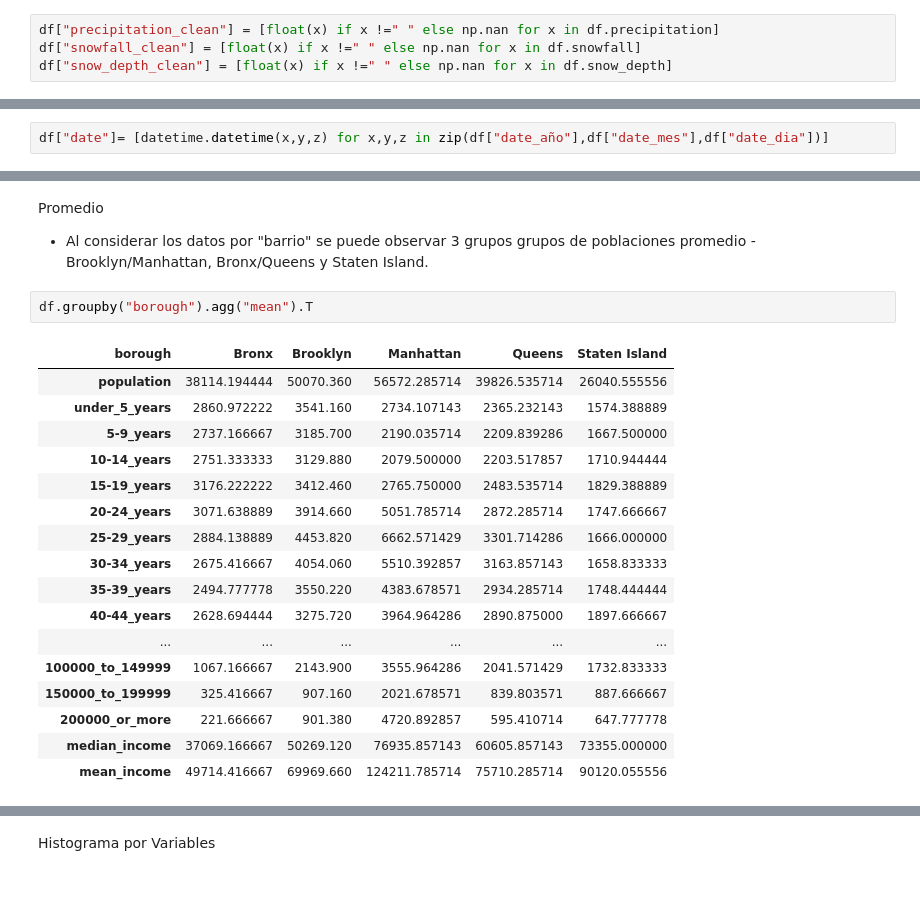
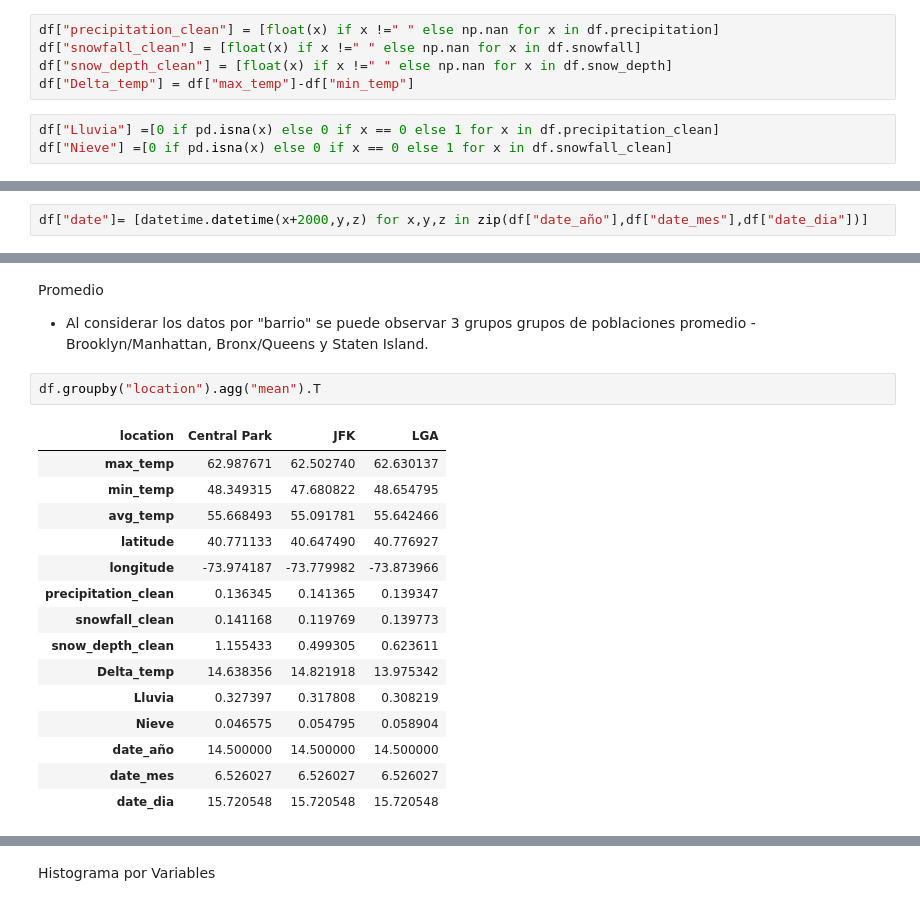
Before and after one commit to ingkilo/Bogota_2_Journal, a Jupyter notebook: Datathon/EDA Notebooks/EDA Weather.ipynb, the cells around one changed output, grey strips where cells are left out. Drawn from its saved outputs; the diff is of its cells as text.

```diff
--- a/Datathon/EDA Notebooks/EDA Weather.ipynb
+++ b/Datathon/EDA Notebooks/EDA Weather.ipynb
@@ -59,6 +59,10 @@ memory usage: 171.2+ KB
 df["precipitation_clean"] = [float(x) if x !=" " else np.nan for x in df.precipitation]
 df["snowfall_clean"] = [float(x) if x !=" " else np.nan for x in df.snowfall]
 df["snow_depth_clean"] = [float(x) if x !=" " else np.nan for x in df.snow_depth]
+df["Delta_temp"] = df["max_temp"]-df["min_temp"]
+# %%
+df["Lluvia"] =[0 if pd.isna(x) else 0 if x == 0 else 1 for x in df.precipitation_clean]
+df["Nieve"] =[0 if pd.isna(x) else 0 if x == 0 else 1 for x in df.snowfall_clean]
 # %%
 df["date_año"]= [int(x.split("/")[2]) for x in df["date"]]
 df["date_mes"]= [int(x.split("/")[0]) for x in df["date"]]
@@ -87,5 +91,5 @@ df
 # %%
-df["date"]= [datetime.datetime(x,y,z) for x,y,z in zip(df["date_año"],df["date_mes"],df["date_dia"])]
+df["date"]= [datetime.datetime(x+2000,y,z) for x,y,z in zip(df["date_año"],df["date_mes"],df["date_dia"])]
 # %%
 df.describe().T
 # %% [output]
@@ -131,23 +121,21 @@ Promedio
 
 - Al considerar los datos por "barrio" se puede observar 3 grupos grupos de poblaciones promedio - Brooklyn/Manhattan, Bronx/Queens y Staten Island.
 # %%
-df.groupby("borough").agg("mean").T
+df.groupby("location").agg("mean").T
 # %% [output]
-| borough | Bronx | Brooklyn | Manhattan | Queens | Staten Island |
-| population | 38114.194444 | 50070.360 | 56572.285714 | 39826.535714 | 26040.555556 |
-| under_5_years | 2860.972222 | 3541.160 | 2734.107143 | 2365.232143 | 1574.388889 |
-| 5-9_years | 2737.166667 | 3185.700 | 2190.035714 | 2209.839286 | 1667.500000 |
-| 10-14_years | 2751.333333 | 3129.880 | 2079.500000 | 2203.517857 | 1710.944444 |
-| 15-19_years | 3176.222222 | 3412.460 | 2765.750000 | 2483.535714 | 1829.388889 |
-| 20-24_years | 3071.638889 | 3914.660 | 5051.785714 | 2872.285714 | 1747.666667 |
-| 25-29_years | 2884.138889 | 4453.820 | 6662.571429 | 3301.714286 | 1666.000000 |
-| 30-34_years | 2675.416667 | 4054.060 | 5510.392857 | 3163.857143 | 1658.833333 |
-| 35-39_years | 2494.777778 | 3550.220 | 4383.678571 | 2934.285714 | 1748.444444 |
-| 40-44_years | 2628.694444 | 3275.720 | 3964.964286 | 2890.875000 | 1897.666667 |
-| ... | ... | ... | ... | ... | ... |
-| 100000_to_149999 | 1067.166667 | 2143.900 | 3555.964286 | 2041.571429 | 1732.833333 |
-| 150000_to_199999 | 325.416667 | 907.160 | 2021.678571 | 839.803571 | 887.666667 |
-| 200000_or_more | 221.666667 | 901.380 | 4720.892857 | 595.410714 | 647.777778 |
-| median_income | 37069.166667 | 50269.120 | 76935.857143 | 60605.857143 | 73355.000000 |
-| mean_income | 49714.416667 | 69969.660 | 124211.785714 | 75710.285714 | 90120.055556 |
+| location | Central Park | JFK | LGA |
+| max_temp | 62.987671 | 62.502740 | 62.630137 |
+| min_temp | 48.349315 | 47.680822 | 48.654795 |
+| avg_temp | 55.668493 | 55.091781 | 55.642466 |
+| latitude | 40.771133 | 40.647490 | 40.776927 |
+| longitude | -73.974187 | -73.779982 | -73.873966 |
+| precipitation_clean | 0.136345 | 0.141365 | 0.139347 |
+| snowfall_clean | 0.141168 | 0.119769 | 0.139773 |
+| snow_depth_clean | 1.155433 | 0.499305 | 0.623611 |
+| Delta_temp | 14.638356 | 14.821918 | 13.975342 |
+| Lluvia | 0.327397 | 0.317808 | 0.308219 |
+| Nieve | 0.046575 | 0.054795 | 0.058904 |
+| date_año | 14.500000 | 14.500000 | 14.500000 |
+| date_mes | 6.526027 | 6.526027 | 6.526027 |
+| date_dia | 15.720548 | 15.720548 | 15.720548 |
 # %%
```
Also changed, not shown: parts of 26 cells of this notebook.
